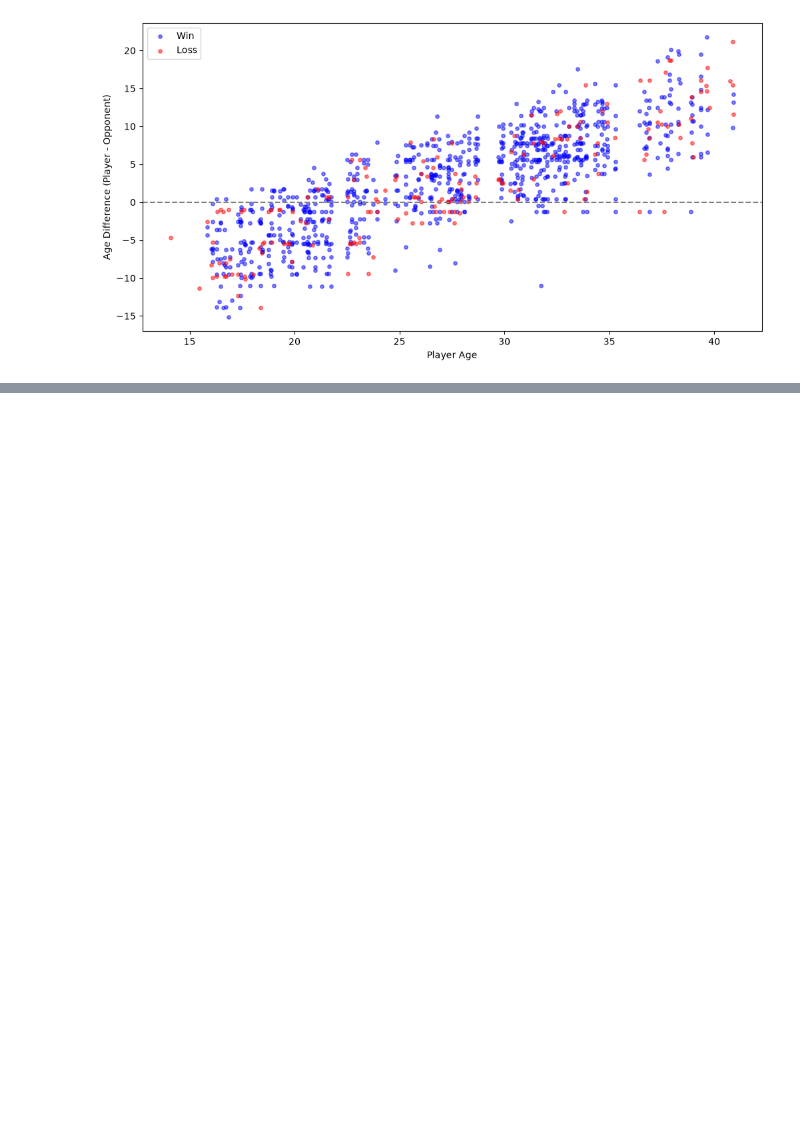
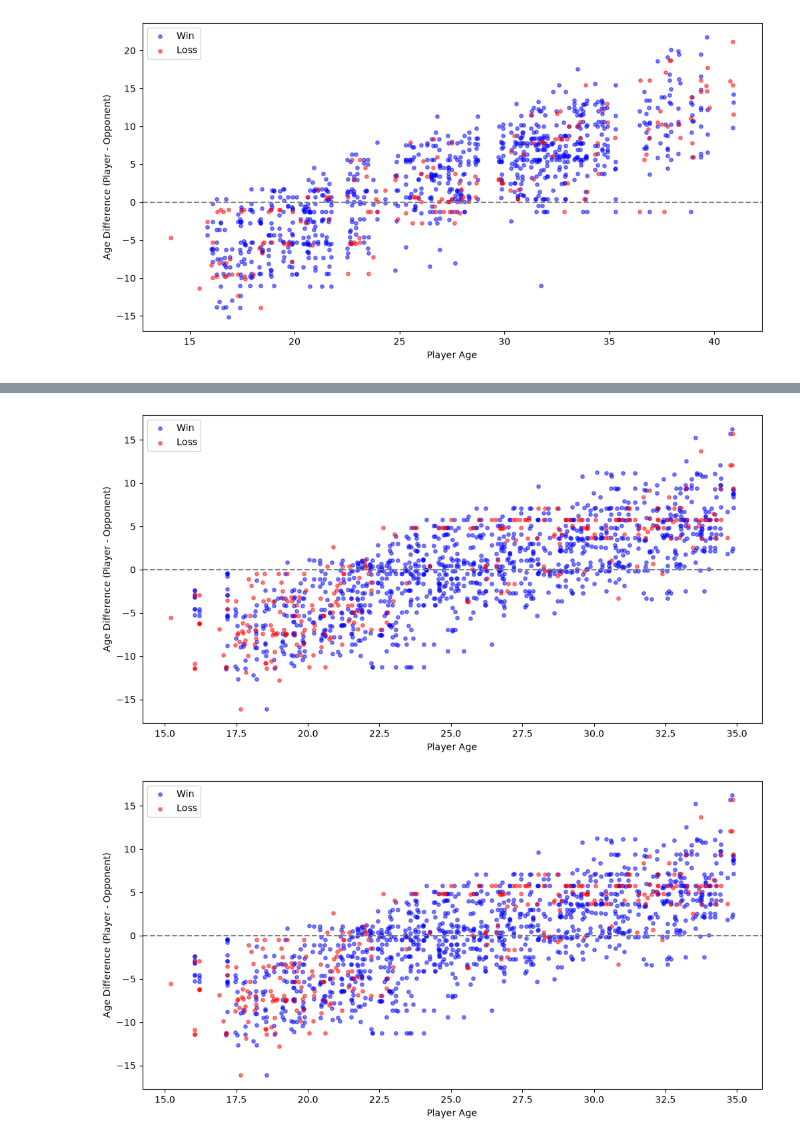
Before and after one commit to UCB-stat159-f26/hw03-2-alexamunoz12, a Jupyter notebook: src/tennis_career/test_package.ipynb, the cells around one changed output, grey strips where cells are left out. Drawn from its saved outputs; the diff is of its cells as text; code cells hidden in the pictures; blank space fills up the shorter version.

```diff
--- a/src/tennis_career/test_package.ipynb
+++ b/src/tennis_career/test_package.ipynb
@@ -97,0 +125,9 @@ plot_player_career(serena)
+# %%
+from tennis_career import get_player_data, plot_player_career
+
+roger = get_player_data("Roger Federer")
+roger.head()
+plot_player_career(roger)
+# %% [output]
+[figure, added]
+[figure, added]
```
Also changed, not shown: parts of 1 cell of this notebook, 1 other file.
